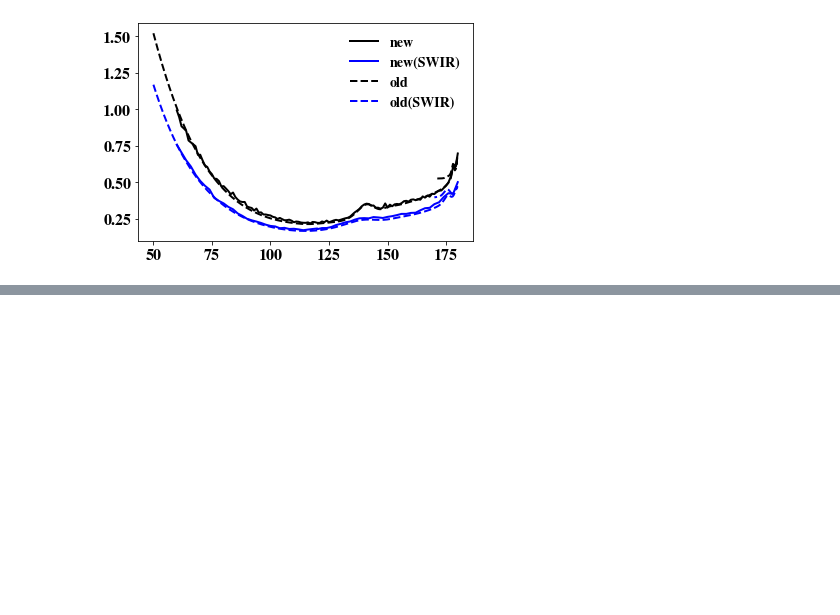
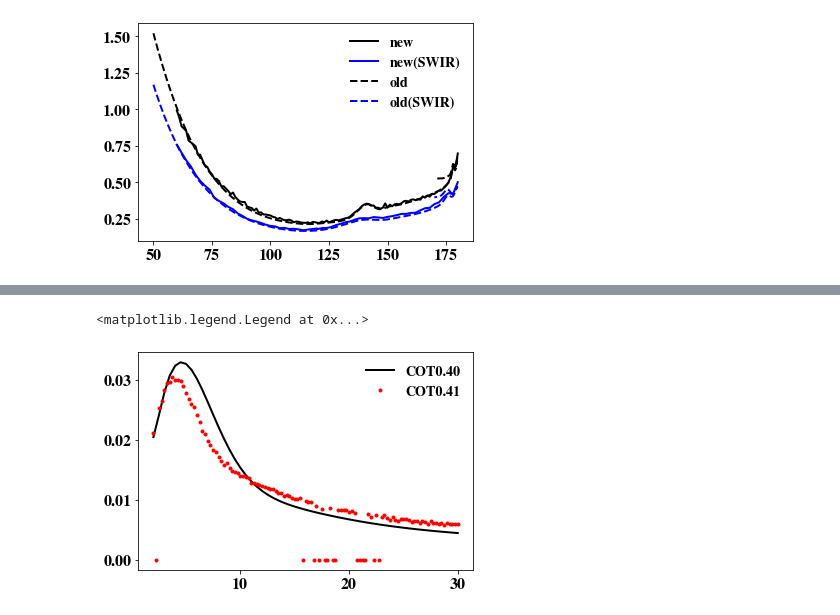
Before and after one commit to cpnHere/ACRS, a Jupyter notebook: LUTs/using_MSCART/LUT_MSCART.ipynb, the cells around one changed output, grey strips where cells are left out. Drawn from its saved outputs; the diff is of its cells as text; code cells hidden in the pictures; blank space fills up the shorter version.

```diff
--- a/LUTs/using_MSCART/LUT_MSCART.ipynb
+++ b/LUTs/using_MSCART/LUT_MSCART.ipynb
@@ -55,0 +158,9 @@ plt.plot(cfree.ScatA,cfree.MeanPRad[:,0])
+# %%
+# Comparing with previous LUTs (SWIR band)
+# Seems like not enough photons had been used
+plt.plot(LUT.re,LUT.I[2,20,4,:,149],'k',label='COT%0.2f'%(LUT.tau[20]))
+plt.plot(new_re,RI[1,29,:],'r.',label="COT%0.2f"%(LUTnew.tau[29]))
+plt.legend()
+# %% [output]
+<matplotlib.legend.Legend at 0x...>
+[figure, added]
```
Also changed, not shown: parts of 14 cells of this notebook, 2 other files.
